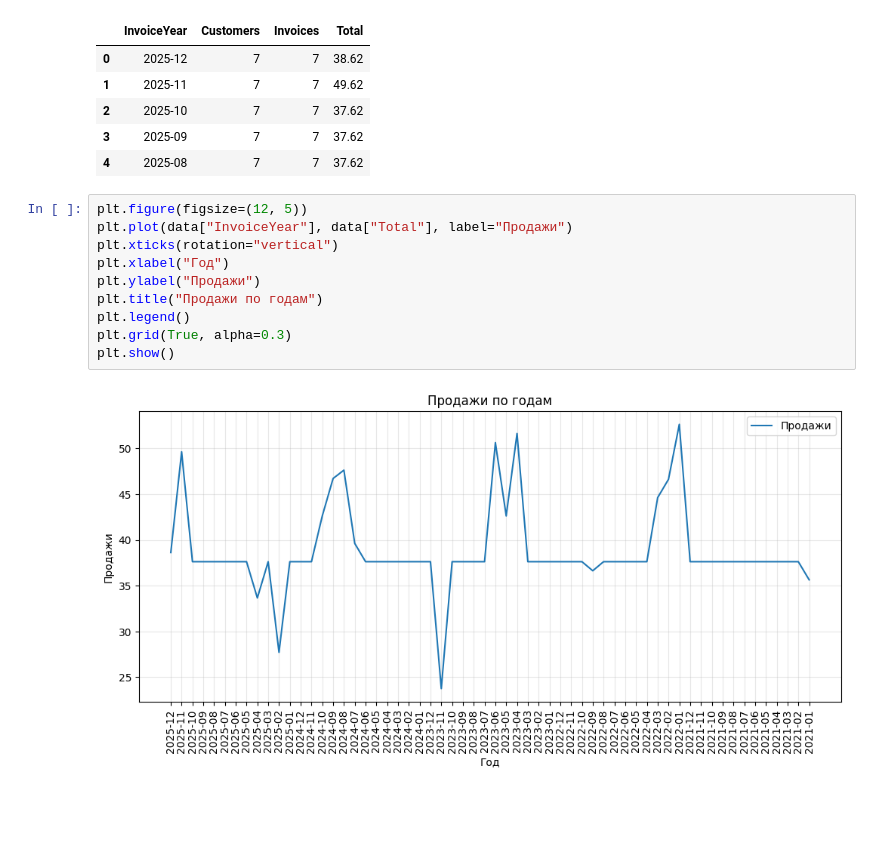
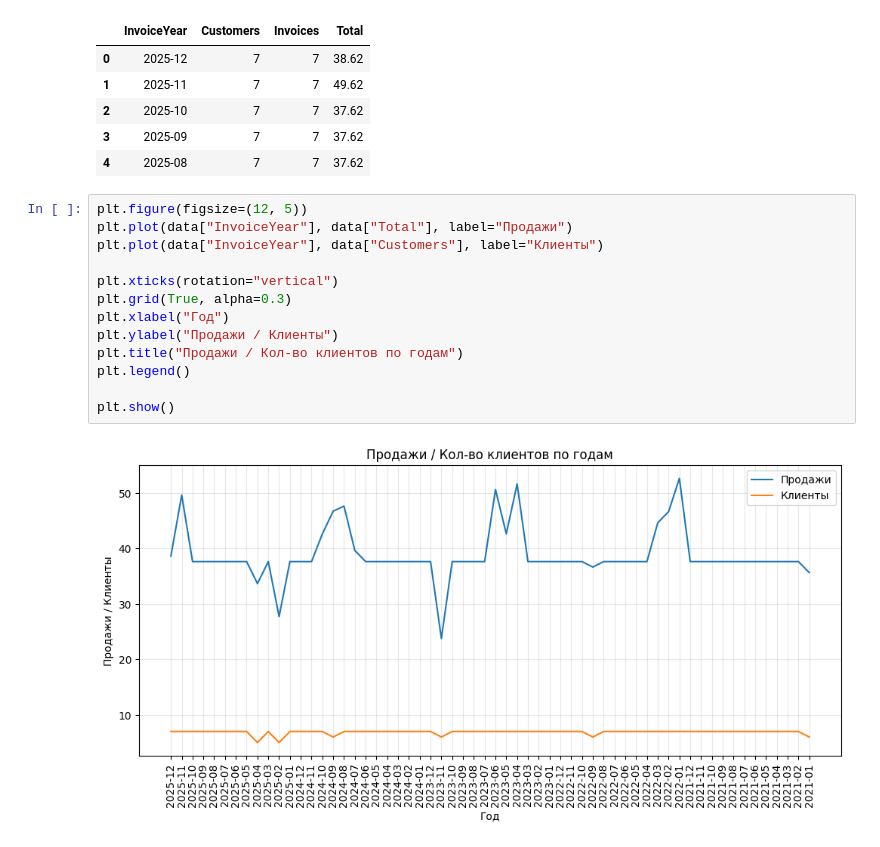
Before and after one commit to barmaley350/SQLLessons, a Jupyter notebook: jupyter_notebooks/examples.ipynb, the cells around one changed output. Cells and saved outputs as stored; diff of their text form; blank space fills up the shorter version.

```diff
--- a/jupyter_notebooks/examples.ipynb
+++ b/jupyter_notebooks/examples.ipynb
@@ -156,12 +156,15 @@ data.head()
 # %%
 plt.figure(figsize=(12, 5))
 plt.plot(data["InvoiceYear"], data["Total"], label="Продажи")
+plt.plot(data["InvoiceYear"], data["Customers"], label="Клиенты")
+
 plt.xticks(rotation="vertical")
+plt.grid(True, alpha=0.3)
 plt.xlabel("Год")
-plt.ylabel("Продажи")
-plt.title("Продажи по годам")
+plt.ylabel("Продажи / Клиенты")
+plt.title("Продажи / Кол-во клиентов по годам")
 plt.legend()
-plt.grid(True, alpha=0.3)
+
 plt.show()
 # %% [output]
-[figure, old version]
+[figure, new version]
```
Also changed, not shown: 2 other files.
